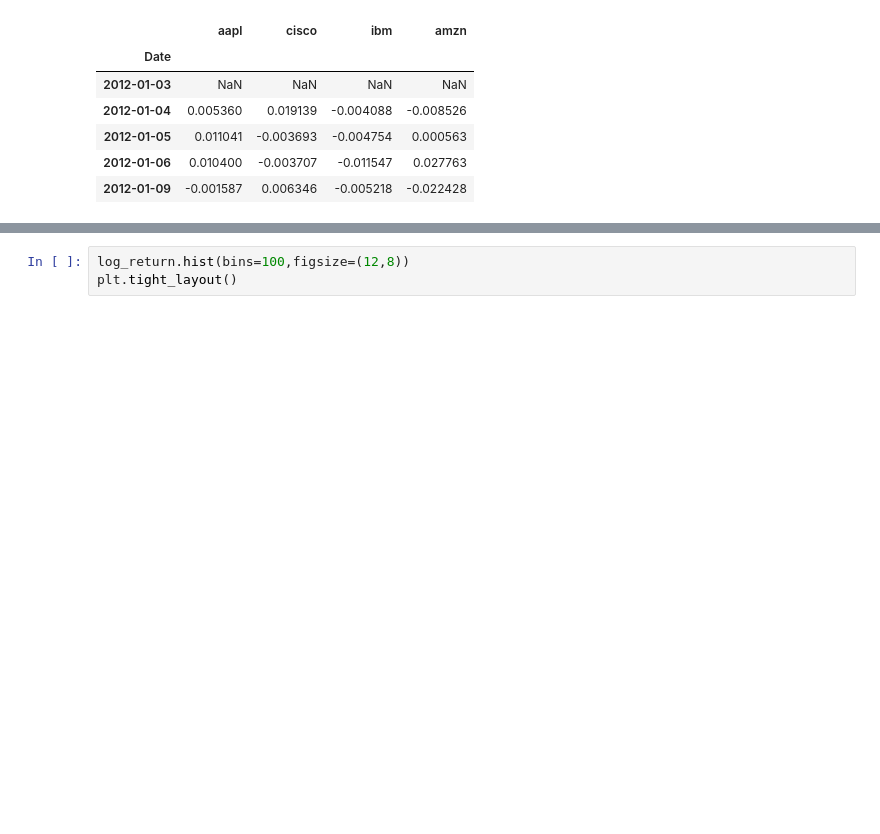
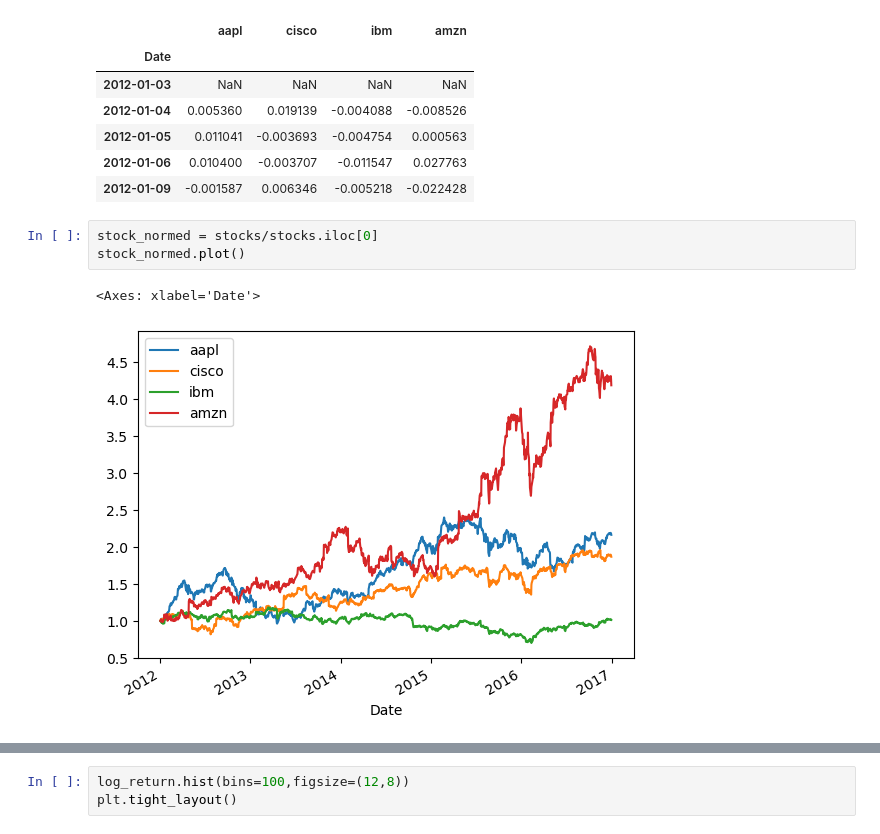
Before and after one commit to Ishanshi-B/Financial-Analysis-Python, a Jupyter notebook: Python Finance /Portfolio-Optimization.ipynb, the cells around one changed output, grey strips where cells are left out. Saved outputs shown, nothing was run; the diff lists cells and outputs as text; blank space fills up the shorter version.

```diff
--- a/Python Finance /Portfolio-Optimization.ipynb
+++ b/Python Finance /Portfolio-Optimization.ipynb
@@ -66,3 +77,9 @@ log_return.head()
 | 2012-01-05 | 0.011041 | -0.003693 | -0.004754 | 0.000563 |
 | 2012-01-06 | 0.010400 | -0.003707 | -0.011547 | 0.027763 |
 | 2012-01-09 | -0.001587 | 0.006346 | -0.005218 | -0.022428 |
+# %%
+stock_normed = stocks/stocks.iloc[0]
+stock_normed.plot()
+# %% [output]
+<Axes: xlabel='Date'>
+[figure, added]
```
Also changed, not shown: parts of 10 cells of this notebook, 2 other files.
